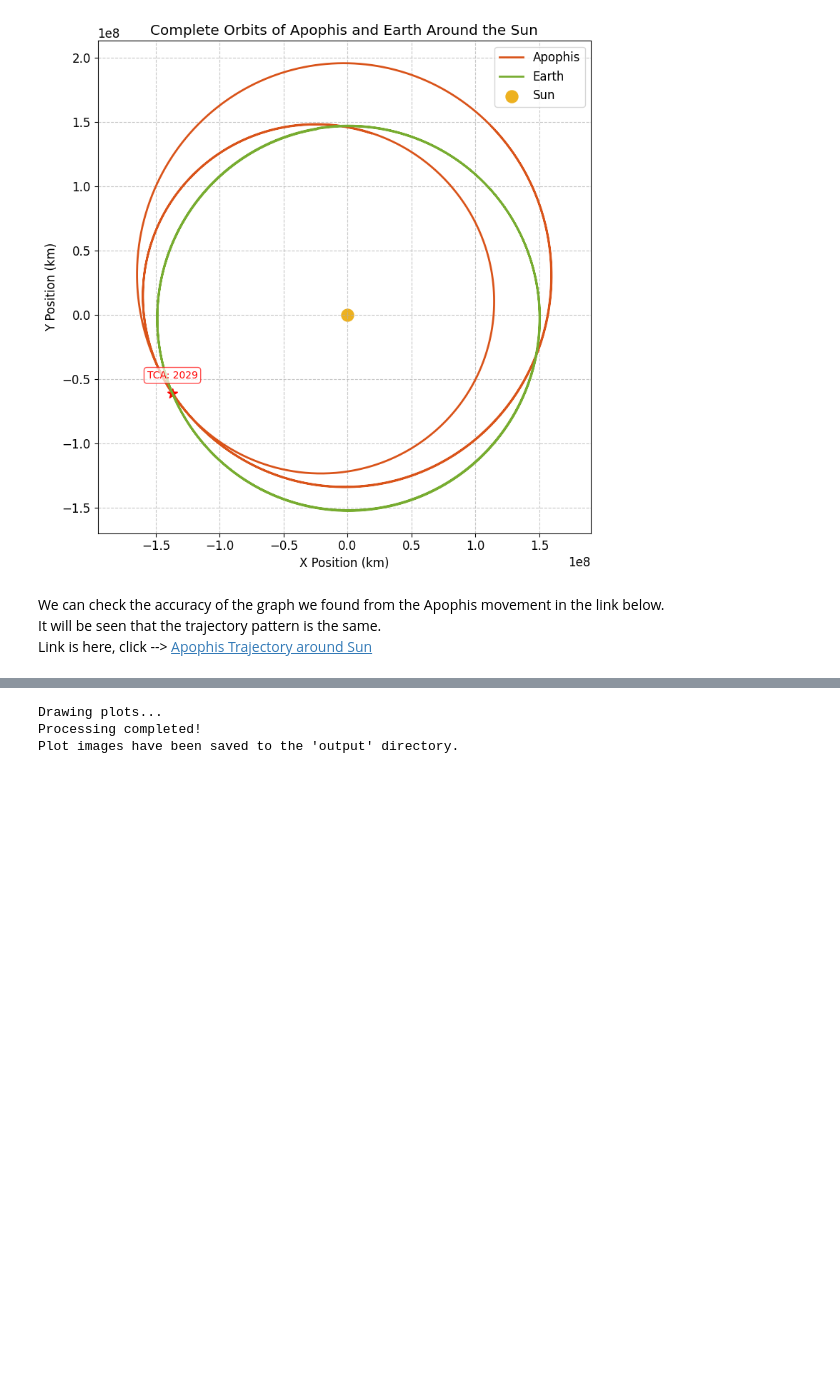
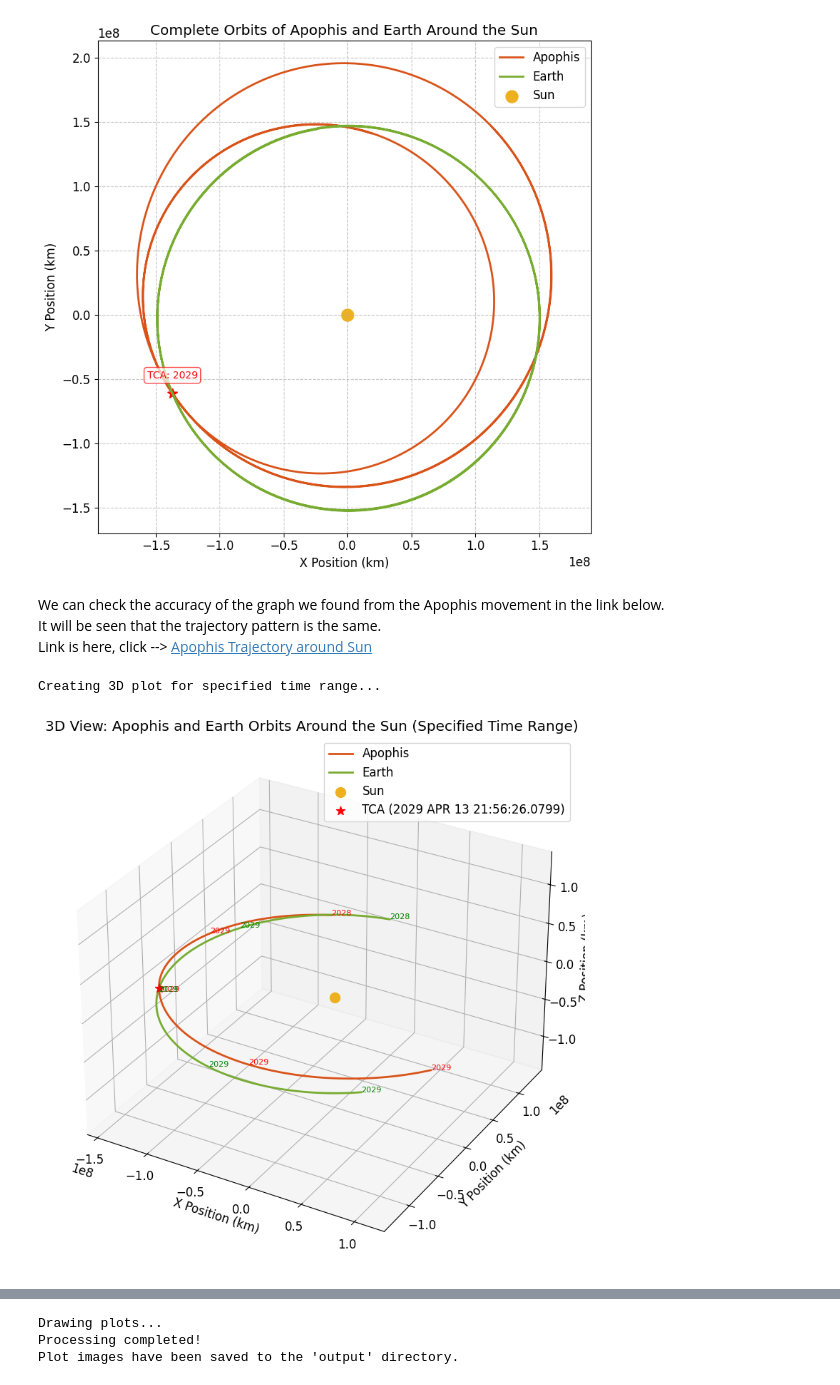
Before and after one commit to denizbenil/ASTEROID_TRACK, a Jupyter notebook: asteroid_apophis_track.ipynb, the cells around one changed output, grey strips where cells are left out. Cells and saved outputs as stored; diff of their text form; code cells hidden in the pictures; blank space fills up the shorter version.

Commit message:
Asteroid Apophis Track TCA 3d Plotting Added

```diff
--- a/asteroid_apophis_track.ipynb
+++ b/asteroid_apophis_track.ipynb
@@ -567,0 +571,64 @@ Link is here, click --> [Apophis Trajectory around Sun](https://www.esa.int/ESA_
+# %%
+
+# %%
+# 3D Plot for Apophis and Earth orbits around Sun for the specified time range
+try:
+    print("Creating 3D plot for specified time range...")
+    fig = plt.figure(figsize=(10, 8))
+    ax = fig.add_subplot(111, projection='3d')
+
+    # Plot Apophis and Earth orbits
+    ax.plot(xx[0, :], xx[1, :], xx[2, :], linewidth=2, color='#D95319', label='Apophis')
+    ax.plot(rr_planet[0, :, 0], rr_planet[1, :, 0], rr_planet[2, :, 0], linewidth=2, color='#77AC30', label='Earth')
+
+    # Sun
+    ax.scatter(0, 0, 0, color='#EDB120', s=100, label='Sun')
+
+    # Mark the TCA point
+    ax.scatter(xx[0, min_dist_idx], xx[1, min_dist_idx], xx[2, min_dist_idx],
+              color='red', s=80, marker='*', label=f'TCA ({t_TCA_1})')
+
+    # Draw a line connecting Earth and Apophis at TCA
+    ax.plot([xx[0, min_dist_idx], rr_planet[0, min_dist_idx, 0]],
+            [xx[1, min_dist_idx], rr_planet[1, min_dist_idx, 0]],
+            [xx[2, min_dist_idx], rr_planet[2, min_dist_idx, 0]],
+            'r--', alpha=0.7)
+
+    # Mark a few dates along the paths for reference
+    date_indices = np.linspace(0, len(tt)-1, 5, dtype=int)
+    for idx in date_indices:
+        if idx != min_dist_idx:  # Skip if it's close to the TCA point to avoid overlap
+            date_str = spice.et2utc(tt[idx], 'C', 0).split()[0]  # Get just the date part
+            ax.text(xx[0, idx], xx[1, idx], xx[2, idx], date_str, fontsize=8, color='red')
+            ax.text(rr_planet[0, idx, 0], rr_planet[1, idx, 0], rr_planet[2, idx, 0],
+                   date_str, fontsize=8, color='green')
+
+    ax.set_title('3D View: Apophis and Earth Orbits Around the Sun (Specified Time Range)')
+    ax.set_xlabel('X Position (km)')
+    ax.set_ylabel('Y Position (km)')
+    ax.set_zlabel('Z Position (km)')
+    ax.grid(True, linestyle='--', alpha=0.7)
+    ax.legend(loc='upper right')
+        # Set equal aspect ratio for all axes
+    max_range = np.array([
+        xx[0, :].max() - xx[0, :].min(),
+        xx[1, :].max() - xx[1, :].min(),
+        xx[2, :].max() - xx[2, :].min()
+    ]).max() / 2.0
+
+    mid_x = (xx[0, :].max() + xx[0, :].min()) * 0.5
+    mid_y = (xx[1, :].max() + xx[1, :].min()) * 0.5
+    mid_z = (xx[2, :].max() + xx[2, :].min()) * 0.5
+
+    ax.set_xlim(mid_x - max_range, mid_x + max_range)
+    ax.set_ylim(mid_y - max_range, mid_y + max_range)
+    ax.set_zlim(mid_z - max_range, mid_z + max_range)
+
+    plt.tight_layout()
+    plt.savefig('output/apophis_earth_orbits_3d_timerange.png', dpi=300)
+
+except Exception as e:
+    print(f"3D time range orbit plot error: {e}")
+# %% [output]
+Creating 3D plot for specified time range...
+[figure, added]
```
Also changed, not shown: parts of 2 cells of this notebook, 3 other files.
